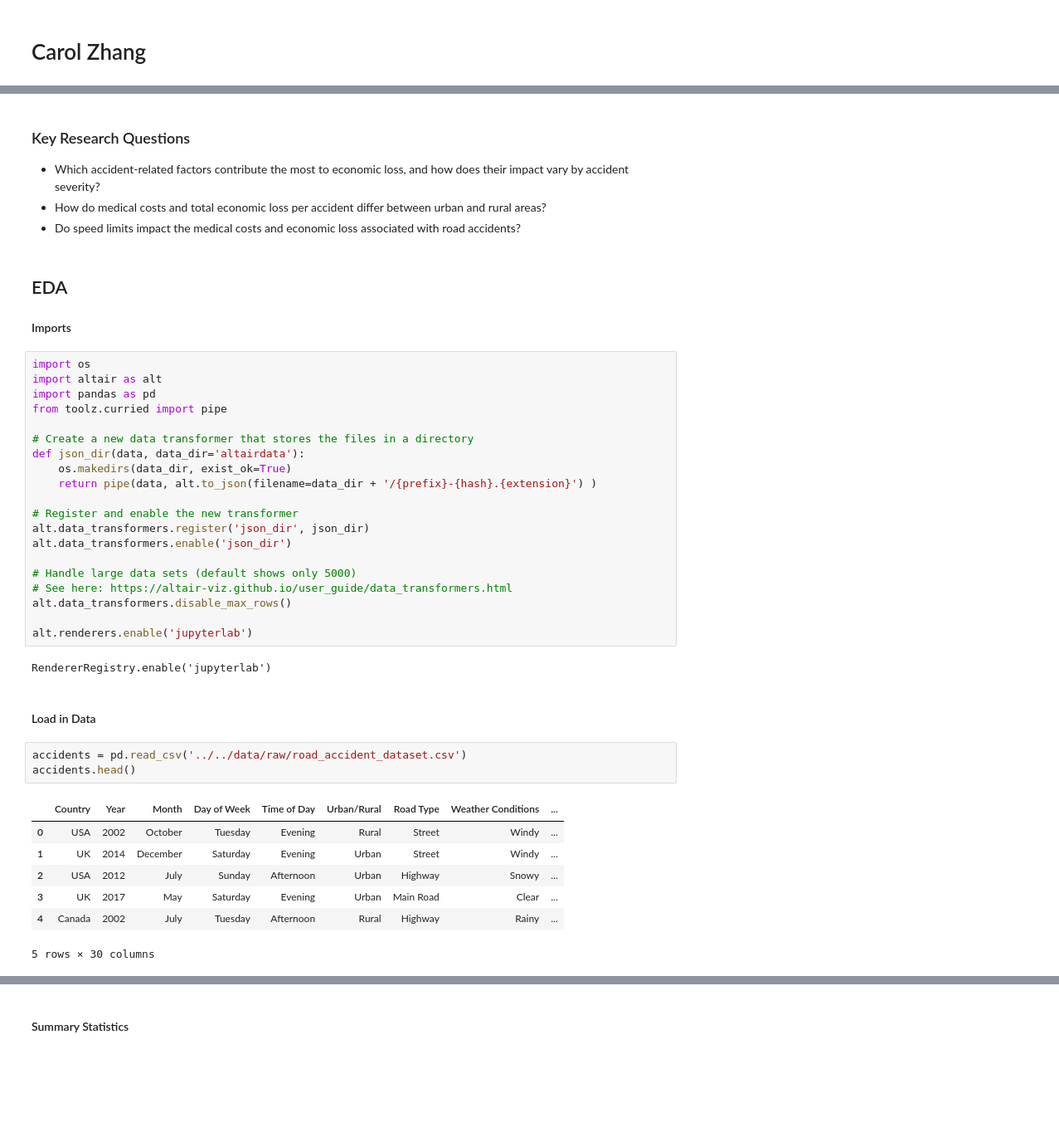
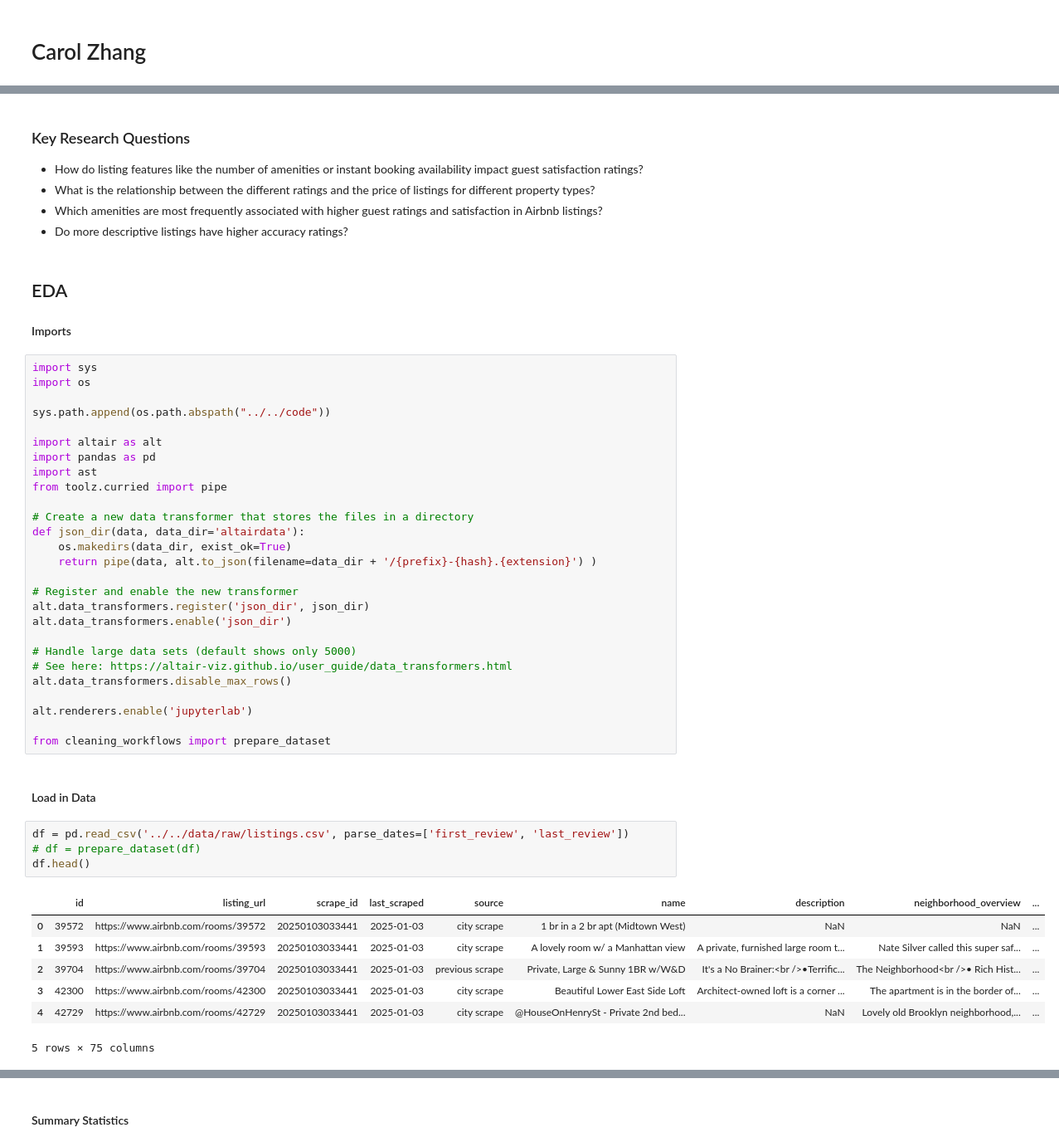
Before and after one commit to erhanjaved/airbnb, a Jupyter notebook: analysis/Carol/analysis2.ipynb, the cells around one changed output, grey strips where cells are left out. Shown: that part at 83% size. Saved outputs shown, nothing was run; the diff lists cells and outputs as text; blank space fills up the shorter version.

```diff
--- a/analysis/Carol/analysis2.ipynb
+++ b/analysis/Carol/analysis2.ipynb
@@ -9,16 +9,22 @@ Accidents can cause significant economic burdens on individuals, insurance provi
 # %% [markdown]
 ### Key Research Questions
-- Which accident-related factors contribute the most to economic loss, and how does their impact vary by accident severity?
-- How do medical costs and total economic loss per accident differ between urban and rural areas?
-- Do speed limits impact the medical costs and economic loss associated with road accidents?
+- How do listing features like the number of amenities or instant booking availability impact guest satisfaction ratings?
+- What is the relationship between the different ratings and the price of listings for different property types?
+- Which amenities are most frequently associated with higher guest ratings and satisfaction in Airbnb listings?
+- Do more descriptive listings have higher accuracy ratings?
 # %% [markdown]
 ## EDA
 
 #### Imports
 # %%
+import sys
 import os
+
+sys.path.append(os.path.abspath("../../code"))
+
 import altair as alt
 import pandas as pd
+import ast
 from toolz.curried import pipe
 
 # Create a new data transformer that stores the files in a directory
@@ -35,18 +41,19 @@ alt.data_transformers.enable('json_dir')
 alt.data_transformers.disable_max_rows()
 
 alt.renderers.enable('jupyterlab')
+
+from cleaning_workflows import prepare_dataset
-# %% [output]
-RendererRegistry.enable('jupyterlab')
 # %% [markdown]
 #### Load in Data
 # %%
-accidents = pd.read_csv('../../data/raw/road_accident_dataset.csv')
-accidents.head()
+df = pd.read_csv('../../data/raw/listings.csv', parse_dates=['first_review', 'last_review'])
+# df = prepare_dataset(df)
+df.head()
 # %% [output]
-|  | Country | Year | Month | Day of Week | Time of Day | Urban/Rural | Road Type | Weather Conditions | ... |
-| 0 | USA | 2002 | October | Tuesday | Evening | Rural | Street | Windy | ... |
-| 1 | UK | 2014 | December | Saturday | Evening | Urban | Street | Windy | ... |
-| 2 | USA | 2012 | July | Sunday | Afternoon | Urban | Highway | Snowy | ... |
-| 3 | UK | 2017 | May | Saturday | Evening | Urban | Main Road | Clear | ... |
-| 4 | Canada | 2002 | July | Tuesday | Afternoon | Rural | Highway | Rainy | ... |
+|  | id | listing_url | scrape_id | last_scraped | source | name | description | neighborhood_overview | ... |
+| 0 | 39572 | https://www.airbnb.com/rooms/39572 | 20250103033441 | 2025-01-03 | city scrape | 1 br in a 2 br apt (Midtown West) | NaN | NaN | ... |
+| 1 | 39593 | https://www.airbnb.com/rooms/39593 | 20250103033441 | 2025-01-03 | city scrape | A lovely room w/ a Manhattan view | A private, furnished large room t... | Nate Silver called this super saf... | ... |
+| 2 | 39704 | https://www.airbnb.com/rooms/39704 | 20250103033441 | 2025-01-03 | previous scrape | Private, Large & Sunny 1BR w/W&D | It's a No Brainer:<br />•Terrific... | The Neighborhood<br />• Rich Hist... | ... |
+| 3 | 42300 | https://www.airbnb.com/rooms/42300 | 20250103033441 | 2025-01-03 | city scrape | Beautiful Lower East Side Loft | Architect-owned loft is a corner ... | The apartment is in the border of... | ... |
+| 4 | 42729 | https://www.airbnb.com/rooms/42729 | 20250103033441 | 2025-01-03 | city scrape | @HouseOnHenrySt - Private 2nd bed... | NaN | Lovely old Brooklyn neighborhood,... | ... |
-5 rows × 30 columns
+5 rows × 75 columns
```
Also changed, not shown: parts of 22 cells of this notebook.
